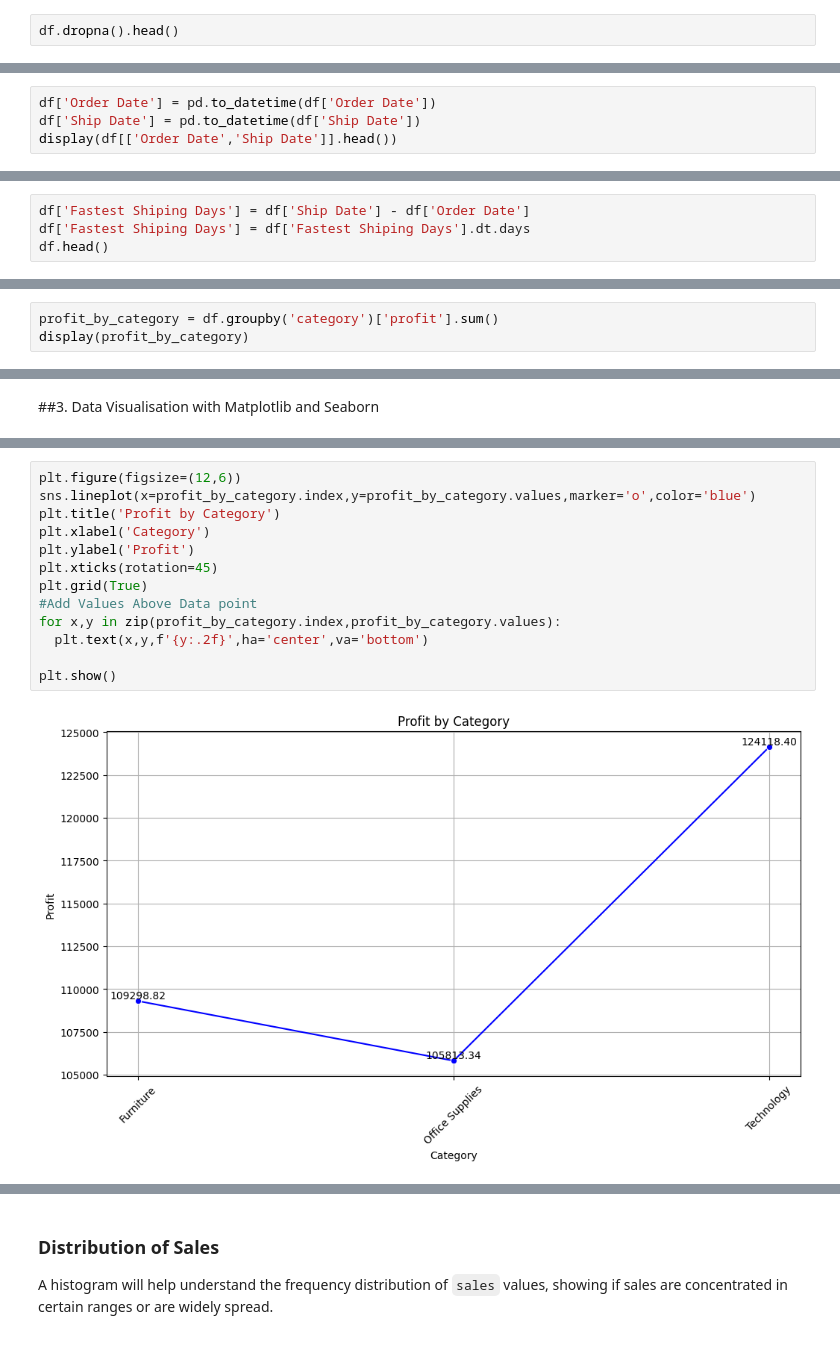
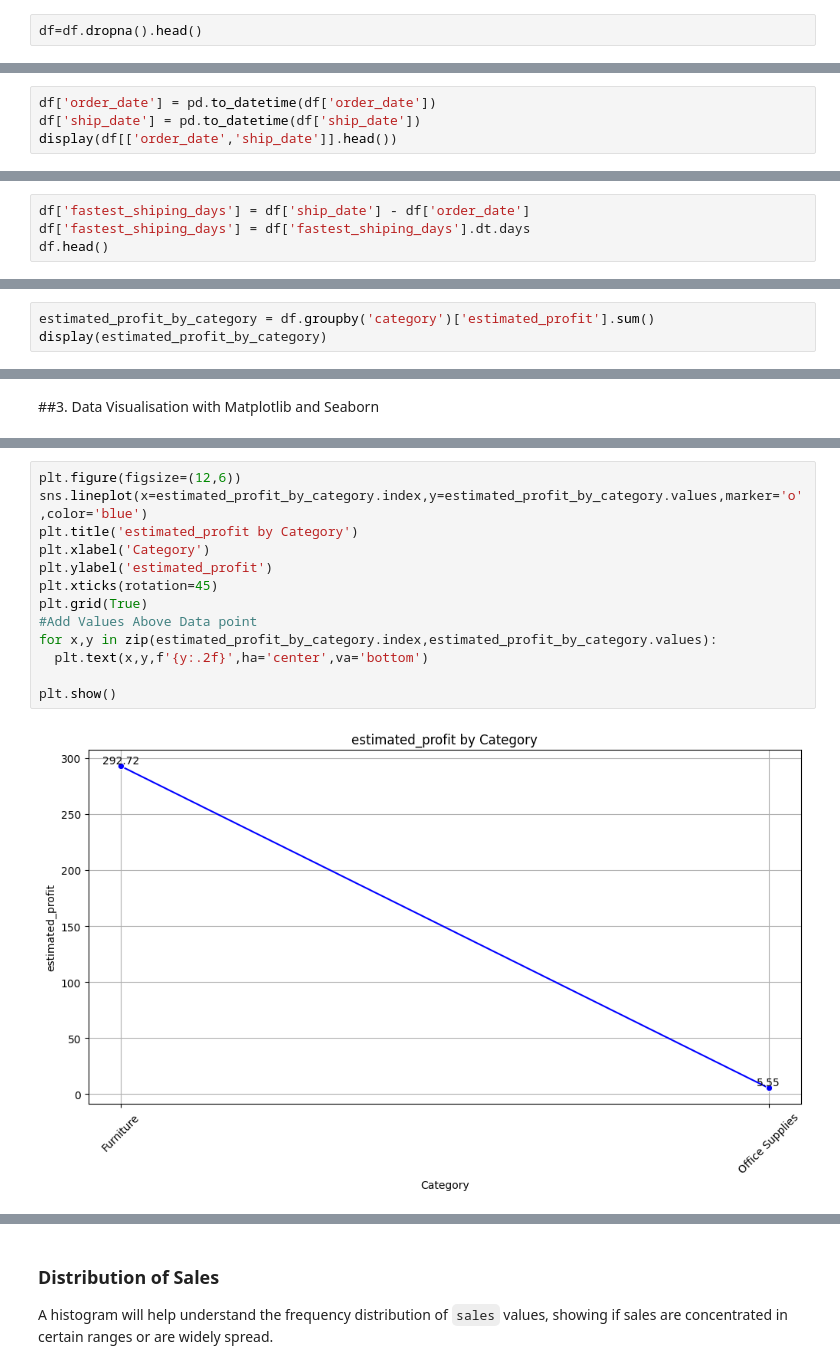
Before and after one commit to SindhaAshish/Super-Store-Sales, a Jupyter notebook: Superstore_Sales_1.ipynb, the cells around one changed output, grey strips where cells are left out. Drawn from its saved outputs; the diff is of its cells as text.

```diff
--- a/Superstore_Sales_1.ipynb
+++ b/Superstore_Sales_1.ipynb
@@ -141,2 +76,2 @@ df.drop_duplicates().head()
 # %%
-df.dropna().head()
+df=df.dropna().head()
@@ -174,7 +90,7 @@ display(df.describe())
 # %% [markdown]
 ## 2. Exploratory Data Analysis
 # %%
-df['Order Date'] = pd.to_datetime(df['Order Date'])
-df['Ship Date'] = pd.to_datetime(df['Ship Date'])
-display(df[['Order Date','Ship Date']].head())
+df['order_date'] = pd.to_datetime(df['order_date'])
+df['ship_date'] = pd.to_datetime(df['ship_date'])
+display(df[['order_date','ship_date']].head())
 # %% [output]
@@ -185,7 +101,7 @@ display(df[['Order Date','Ship Date']].head())
 | 3 | 2016-10-11 | 2016-10-18 |
 | 4 | 2016-10-11 | 2016-10-18 |
 # %%
-df['Fastest Shiping Days'] = df['Ship Date'] - df['Order Date']
-df['Fastest Shiping Days'] = df['Fastest Shiping Days'].dt.days
+df['fastest_shiping_days'] = df['ship_date'] - df['order_date']
+df['fastest_shiping_days'] = df['fastest_shiping_days'].dt.days
 df.head()
 # %% [output]
@@ -288,5 +182,5 @@ display(profit_by_region)
 dtype: float32
 # %%
-profit_by_category = df.groupby('category')['profit'].sum()
-display(profit_by_category)
+estimated_profit_by_category = df.groupby('category')['estimated_profit'].sum()
+display(estimated_profit_by_category)
 # %% [output]
@@ -341,18 +222,18 @@ plt.show()
 # %%
 plt.figure(figsize=(12,6))
-sns.lineplot(x=profit_by_category.index,y=profit_by_category.values,marker='o',color='blue')
-plt.title('Profit by Category')
+sns.lineplot(x=estimated_profit_by_category.index,y=estimated_profit_by_category.values,marker='o',color='blue')
+plt.title('estimated_profit by Category')
 plt.xlabel('Category')
-plt.ylabel('Profit')
+plt.ylabel('estimated_profit')
 plt.xticks(rotation=45)
 plt.grid(True)
 #Add Values Above Data point
-for x,y in zip(profit_by_category.index,profit_by_category.values):
+for x,y in zip(estimated_profit_by_category.index,estimated_profit_by_category.values):
   plt.text(x,y,f'{y:.2f}',ha='center',va='bottom')
 
 plt.show()
 # %% [output]
-[figure, old version]
+[figure, new version]
 # %%
 plt.figure(figsize=(12,6))
 ax = sns.barplot(x=average_sales_by_region.index,y=average_sales_by_region.values,palette='plasma', hue=average_sales_by_region.index, legend=False)
```
Also changed, not shown: parts of 38 cells of this notebook.
